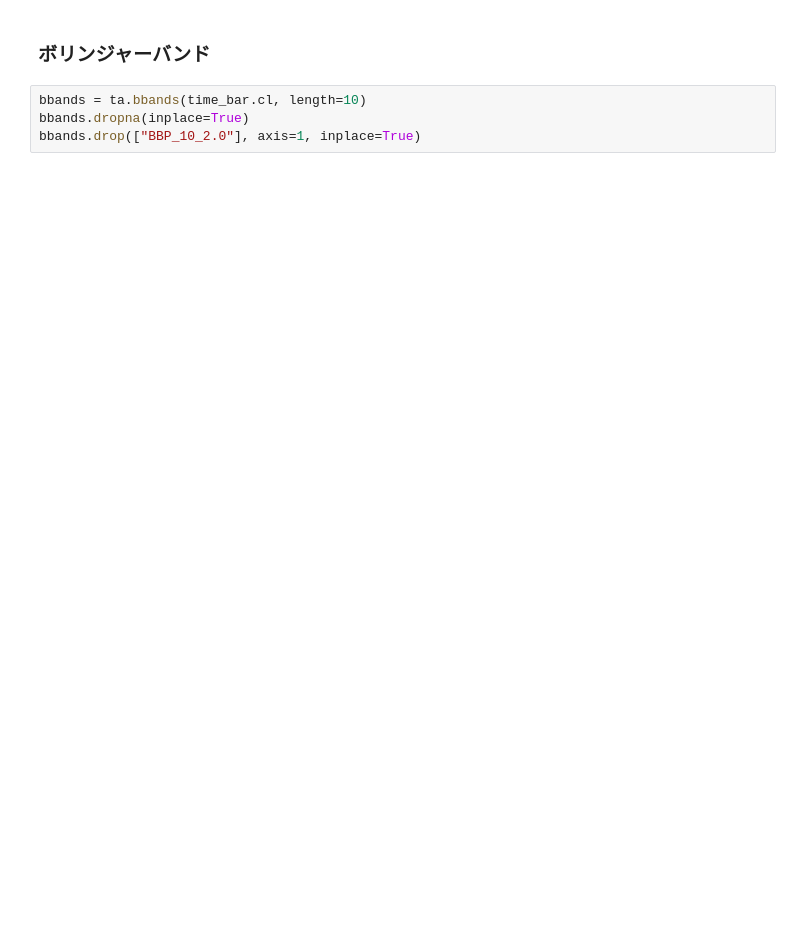
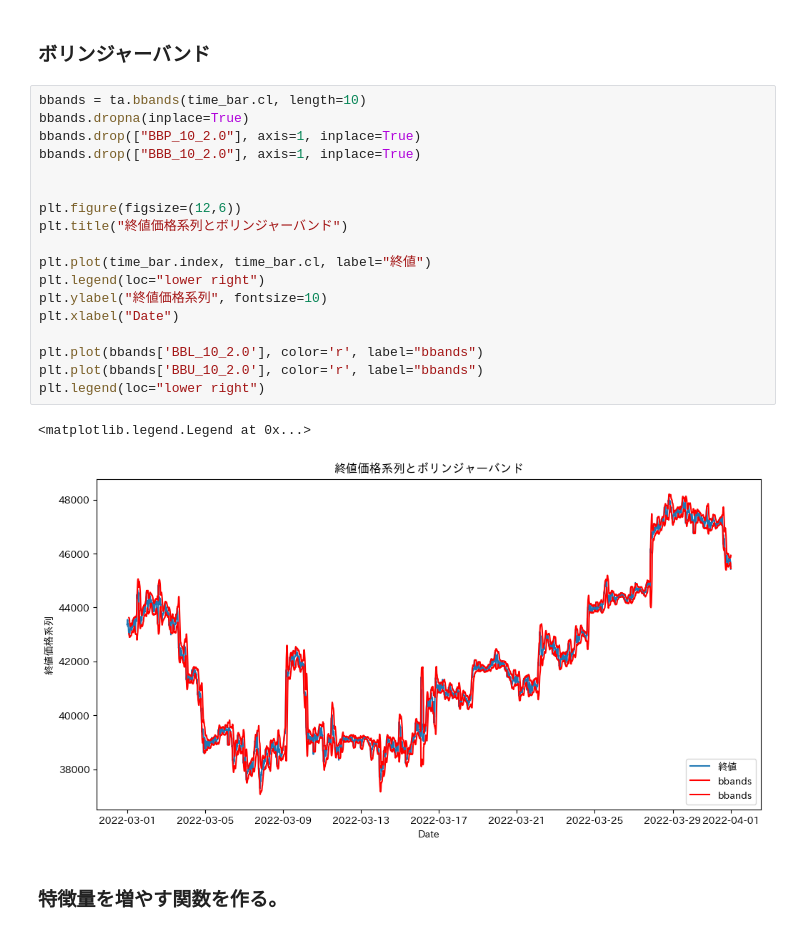
Before and after one commit to CosmoMax10/robin_mlbot_practice, a Jupyter notebook: data_preparing_practice.ipynb, the cells around one changed output. Drawn from its saved outputs; the diff is of its cells as text; blank space fills up the shorter version.

```diff
--- a/data_preparing_practice.ipynb
+++ b/data_preparing_practice.ipynb
@@ -143,6 +143,25 @@ plt.plot(sma10, color="r", label="SMA")
 # %% [markdown]
 ### ボリンジャーバンド
-# %%
-bbands = ta.bbands(time_bar.cl, length=10)
-bbands.dropna(inplace=True)
-bbands.drop(["BBP_10_2.0"], axis=1, inplace=True)
+# %%
+bbands = ta.bbands(time_bar.cl, length=10)
+bbands.dropna(inplace=True)
+bbands.drop(["BBP_10_2.0"], axis=1, inplace=True)
+bbands.drop(["BBB_10_2.0"], axis=1, inplace=True)
+
+
+plt.figure(figsize=(12,6))
+plt.title("終値価格系列とボリンジャーバンド")
+
+plt.plot(time_bar.index, time_bar.cl, label="終値")
+plt.legend(loc="lower right")
+plt.ylabel("終値価格系列", fontsize=10)
+plt.xlabel("Date")
+
+plt.plot(bbands['BBL_10_2.0'], color='r', label="bbands")
+plt.plot(bbands['BBU_10_2.0'], color='r', label="bbands")
+plt.legend(loc="lower right")
+# %% [output]
+<matplotlib.legend.Legend at 0x...>
+[figure, added]
+# %% [markdown]
+### 特徴量を増やす関数を作る。
```
Also changed, not shown: parts of 4 cells of this notebook.
